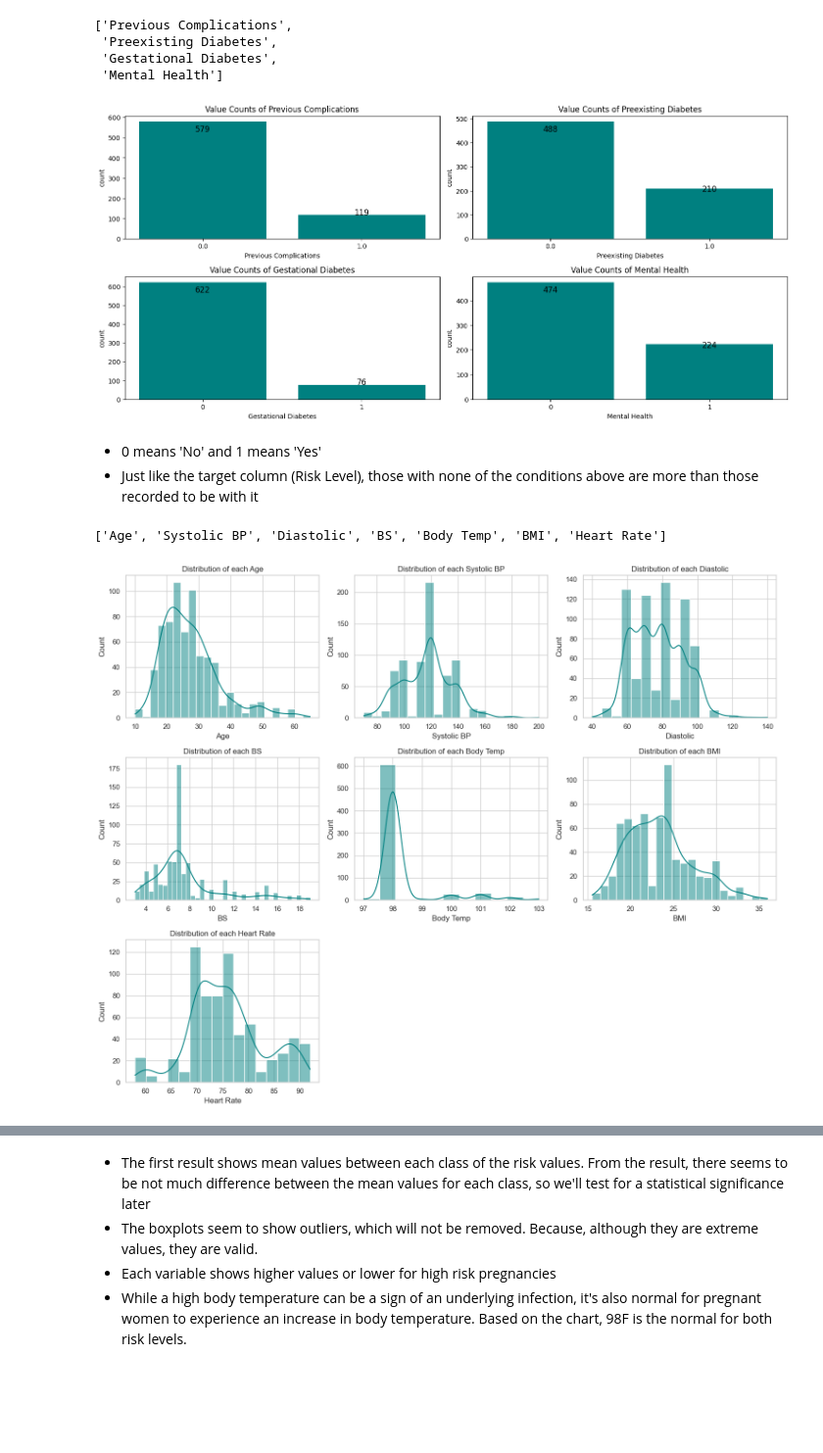
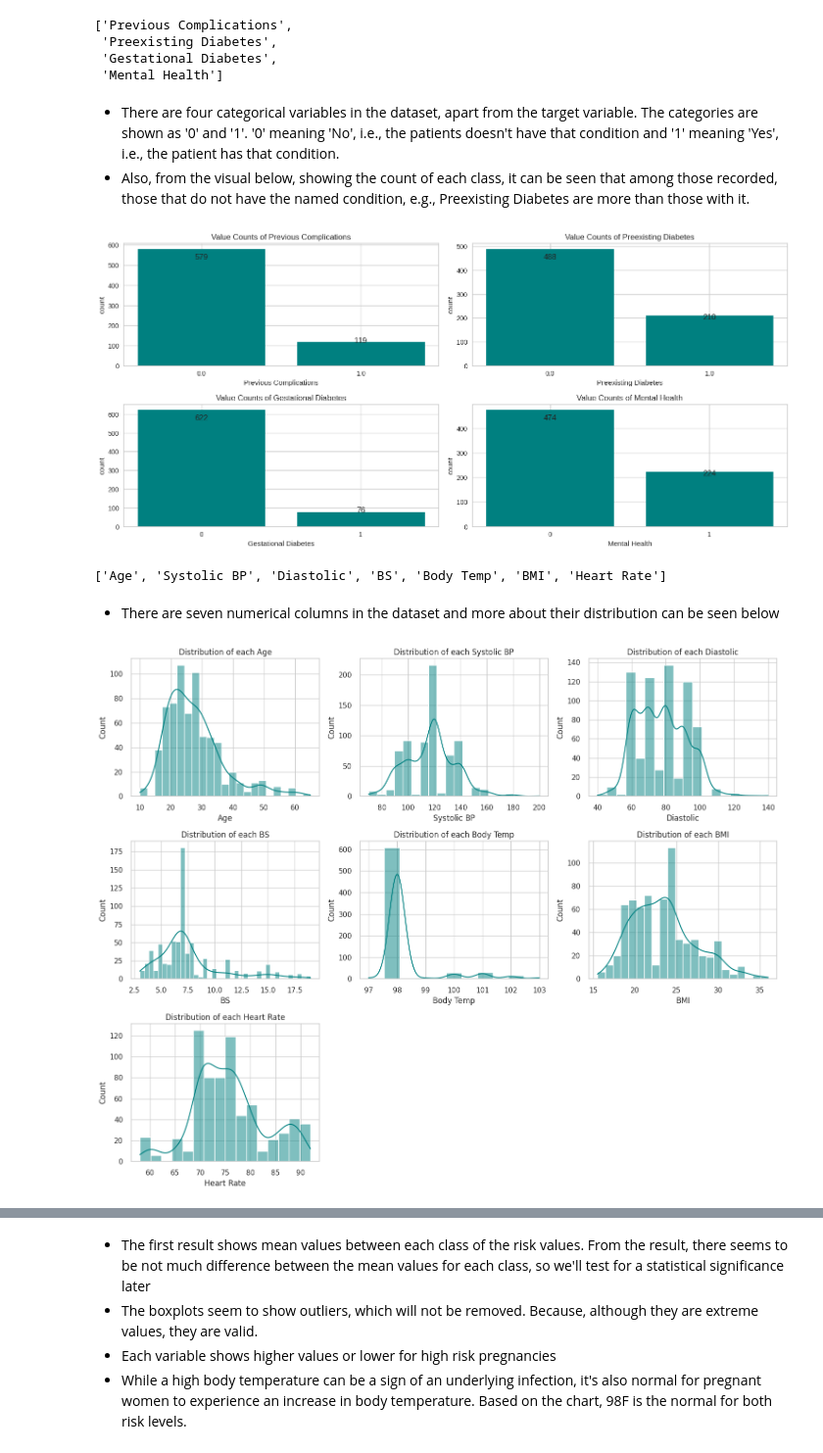
Before and after one commit to Vhickyem/Pregnancy-Risk-Prediction, a Jupyter notebook: code.ipynb, the cells around one changed output, grey strips where cells are left out. Shown at 98% size. Saved outputs shown, nothing was run; the diff lists cells and outputs as text; code cells hidden in the pictures; blank space fills up the shorter version.

```diff
--- a/code.ipynb
+++ b/code.ipynb
@@ -229,35 +335,34 @@ Name: count, dtype: int64
 # %%
 # Check for categorical columns. A categorical column must only have 5 or less values
-# and they must not include Risk level
-cat_cols = [col for col in X_train.columns if X_train[col].nunique() <= 5]
+cat_cols = [col for col in maternal.columns if maternal[col].nunique() <= 5]
 cat_cols
 # %% [output]
 ['Previous Complications',
  'Preexisting Diabetes',
  'Gestational Diabetes',
  'Mental Health']
+# %% [markdown]
+- There are four categorical variables in the dataset, apart from the target variable. The categories are shown as '0' and '1'. '0' meaning 'No', i.e., the patients doesn't have that condition and '1' meaning 'Yes', i.e., the patient has that condition.
+- Also, from the visual below, showing the count of each class, it can be seen that among those recorded, those that do not have the named condition, e.g., Preexisting Diabetes are more than those with it.
 # %%
 # check for the value count in each categorical column
 plt.figure(figsize=(15,10))
 for i, col in enumerate(cat_cols, 1):
     plt.subplot(3, 2, i)
-    value_counts = X_train[col].value_counts()
+    value_counts = maternal[col].value_counts()
     bars = plt.bar(value_counts.index.astype(str), value_counts.values, color="teal")
     plt.title(f"Value Counts of {col}")
     plt.xlabel(f"{col}")
     plt.ylabel("count")
     plt.tight_layout()
 
     for bar in bars:
         height = bar.get_height()
         plt.text(bar.get_x() + bar.get_width()/2, height-0.1*height, f"{int(height)}",
                  ha="center", va="bottom", fontsize=12)
 
 plt.show()
 # %% [output]
-[figure, old version]
+[figure, new version]
-# %% [markdown]
-* 0 means 'No' and 1 means 'Yes'
-* Just like the target column (Risk Level), those with none of the conditions above are more than those recorded to be with it
 # %%
 # select the numeric columns, those that are not in the list of categorical columns
@@ -266,6 +370,8 @@ num_cols = [col for col in X_train.columns if col not in cat_cols]
 num_cols
 # %% [output]
 ['Age', 'Systolic BP', 'Diastolic', 'BS', 'Body Temp', 'BMI', 'Heart Rate']
+# %% [markdown]
+- There are seven numerical columns in the dataset and more about their distribution can be seen below
 # %%
 # check distribution of the numerical values
 sns.set_theme(style="whitegrid")
@@ -273,13 +379,13 @@ plt.figure(figsize=(15, 12))
 
 for i, col in enumerate(num_cols, 1):
     plt.subplot(3, 3, i)
-    sns.histplot(data=X_train, x=col, kde=True, color="teal")
+    sns.histplot(data=maternal, x=col, kde=True, color="teal")
     plt.title(f"Distribution of each {col}")
     plt.xlabel(col)
     plt.tight_layout()
 
 plt.show()
 # %% [output]
-[figure, old version]
+[figure, new version]
 # %% [markdown]
 * The KDE line helps to show the shape of the data
```
Also changed, not shown: parts of 52 cells of this notebook.
